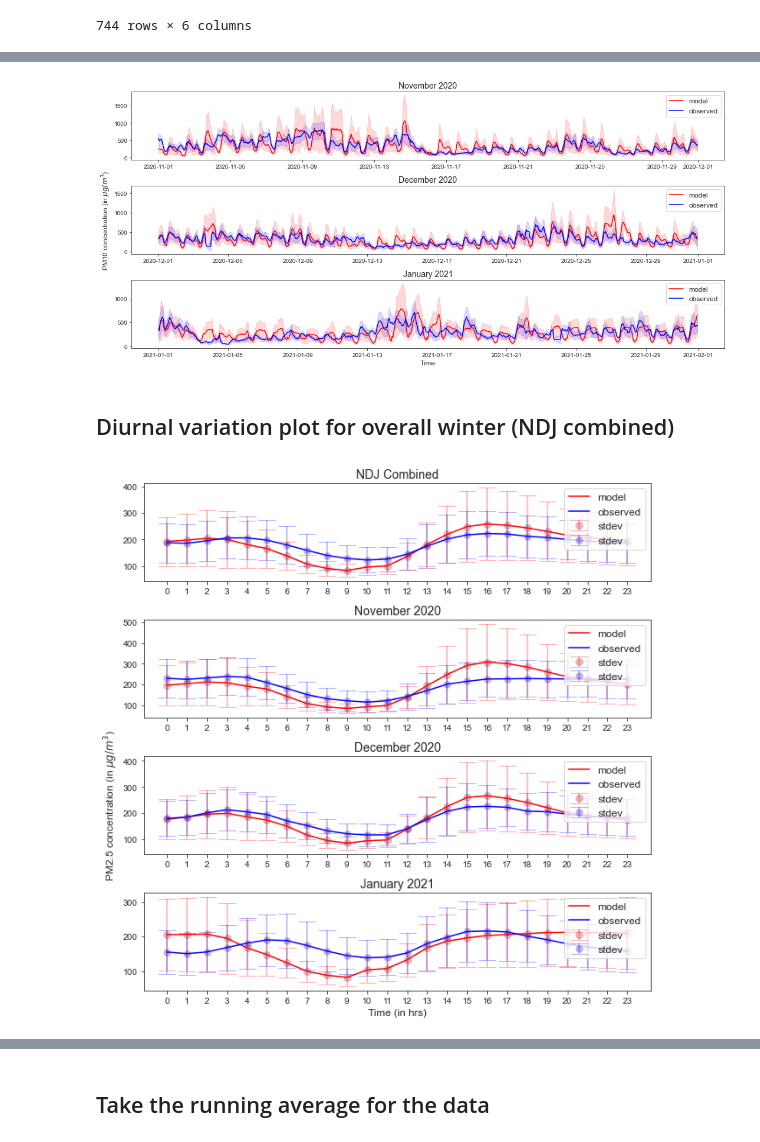
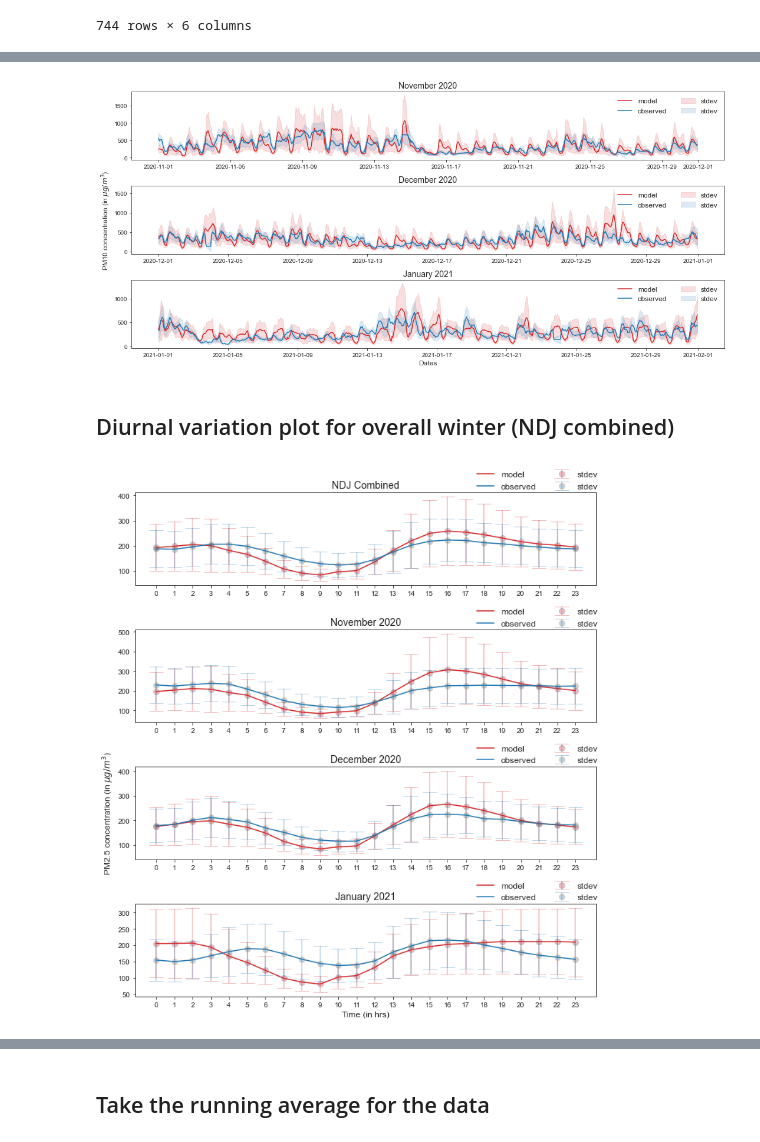
Before and after one commit to adisen99/srfp, a Jupyter notebook: delhi/aqi_delhi.ipynb, the cells around one changed output, grey strips where cells are left out. Drawn from its saved outputs; the diff is of its cells as text; code cells hidden in the pictures.

Commit message:
added ccmplot and wd_pm_images, changed plots

```diff
--- a/delhi/aqi_delhi.ipynb
+++ b/delhi/aqi_delhi.ipynb
@@ -268,78 +268,78 @@ plt.savefig('./images/pm25ts_err.pdf', dpi=300)
 
 fig = plt.figure(figsize=(15,7))
 plt.subplot(311)
-sns.lineplot(data = dfmod_nov, x='datetime', y='mod_PM10', err_style='band', label='model', color='red').set(xlabel=None, ylabel=None)
-# plt.errorbar(dfmod_nov.index, dfmod_nov['mod_PM10'], yerr=dfmod_nov['mod_PM10_stdev '], alpha=0.15, ecolor='blue', fmt='o', mfc='blue', markersize=8, capsize=10)
-plt.fill_between(dfmod_nov.index, dfmod_nov['mod_PM10'] + dfmod_nov['mod_PM10_stdev '], dfmod_nov['mod_PM10'] - dfmod_nov['mod_PM10_stdev '], alpha=0.15, color='red')
-sns.lineplot(data = dfobs_nov, x='datetime', y='obs_PM10', err_style='band', label='observed', color='blue').set(xlabel=None, ylabel=None)
+sns.lineplot(data = dfmod_nov, x='datetime', y='mod_PM10', err_style='band', label='model', color='tab:red').set(xlabel=None, ylabel=None)
+# plt.errorbar(dfmod_nov.index, dfmod_nov['mod_PM10'], yerr=dfmod_nov['mod_PM10_stdev '], alpha=0.15, ecolor='tab:blue', fmt='o', mfc='tab:blue', markersize=8, capsize=10)
+plt.fill_between(dfmod_nov.index, dfmod_nov['mod_PM10'] + dfmod_nov['mod_PM10_stdev '], dfmod_nov['mod_PM10'] - dfmod_nov['mod_PM10_stdev '], alpha=0.15, color='tab:red', label='stdev')
+sns.lineplot(data = dfobs_nov, x='datetime', y='obs_PM10', err_style='band', label='observed', color='tab:blue').set(xlabel=None, ylabel=None)
 # plt.errorbar(dfobs_nov.index, dfobs_nov['obs_PM10'], yerr=dfobs_nov['obs_PM10_stdev '], alpha=0.15, ecolor='green', fmt='o', mfc='green', markersize=8, capsize=10)
-plt.fill_between(dfobs_nov.index, dfobs_nov['obs_PM10'] + dfobs_nov['obs_PM10_stdev '], dfobs_nov['obs_PM10'] - dfobs_nov['obs_PM10_stdev '], alpha=0.15, color='blue')
+plt.fill_between(dfobs_nov.index, dfobs_nov['obs_PM10'] + dfobs_nov['obs_PM10_stdev '], dfobs_nov['obs_PM10'] - dfobs_nov['obs_PM10_stdev '], alpha=0.15, color='tab:blue', label='stdev')
 # plt.ylabel('PM10 concentration (in $\mu g/m^3$)', fontsize=12)
 # plt.xlabel('Time', fontsize=12)
-plt.legend(loc=1, prop={'size': 12})
+plt.legend(ncol = 2, frameon=False, loc='upper right', prop={'size': 12})
 plt.title('November 2020', fontsize=14)
 
 plt.subplot(312)
-sns.lineplot(data = dfmod_dec, x='datetime', y='mod_PM10', err_style='band', label='model', color='red').set(xlabel=None, ylabel=None)
-# plt.errorbar(dfmod_nov.index, dfmod_nov['mod_PM10'], yerr=dfmod_nov['mod_PM10_stdev '], alpha=0.15, ecolor='blue', fmt='o', mfc='blue', markersize=8, capsize=10)
-plt.fill_between(dfmod_dec.index, dfmod_dec['mod_PM10'] + dfmod_dec['mod_PM10_stdev '], dfmod_dec['mod_PM10'] - dfmod_dec['mod_PM10_stdev '], alpha=0.15, color='red')
-sns.lineplot(data = dfobs_dec, x='datetime', y='obs_PM10', err_style='band', label='observed', color='blue').set(xlabel=None, ylabel=None)
+sns.lineplot(data = dfmod_dec, x='datetime', y='mod_PM10', err_style='band', label='model', color='tab:red').set(xlabel=None, ylabel=None)
+# plt.errorbar(dfmod_nov.index, dfmod_nov['mod_PM10'], yerr=dfmod_nov['mod_PM10_stdev '], alpha=0.15, ecolor='tab:blue', fmt='o', mfc='tab:blue', markersize=8, capsize=10)
+plt.fill_between(dfmod_dec.index, dfmod_dec['mod_PM10'] + dfmod_dec['mod_PM10_stdev '], dfmod_dec['mod_PM10'] - dfmod_dec['mod_PM10_stdev '], alpha=0.15, color='tab:red', label='stdev')
+sns.lineplot(data = dfobs_dec, x='datetime', y='obs_PM10', err_style='band', label='observed', color='tab:blue').set(xlabel=None, ylabel=None)
 # plt.errorbar(dfobs_nov.index, dfobs_nov['obs_PM10'], yerr=dfobs_nov['obs_PM10_stdev '], alpha=0.15, ecolor='green', fmt='o', mfc='green', markersize=8, capsize=10)
-plt.fill_between(dfobs_dec.index, dfobs_dec['obs_PM10'] + dfobs_dec['obs_PM10_stdev '], dfobs_dec['obs_PM10'] - dfobs_dec['obs_PM10_stdev '], alpha=0.15, color='blue')
+plt.fill_between(dfobs_dec.index, dfobs_dec['obs_PM10'] + dfobs_dec['obs_PM10_stdev '], dfobs_dec['obs_PM10'] - dfobs_dec['obs_PM10_stdev '], alpha=0.15, color='tab:blue', label='stdev')
 plt.ylabel('PM10 concentration (in $\mu g/m^3$)', fontsize=12)
 # plt.xlabel('Time', fontsize=12)
-plt.legend(loc=1, prop={'size': 12})
+plt.legend(ncol = 2, frameon=False, loc='upper right', prop={'size': 12})
 plt.title('December 2020', fontsize=14)
 
 plt.subplot(313)
-sns.lineplot(data = dfmod_jan, x='datetime', y='mod_PM10', err_style='band', label='model', color='red').set(xlabel=None, ylabel=None)
-# plt.errorbar(dfmod_nov.index, dfmod_nov['mod_PM10'], yerr=dfmod_nov['mod_PM10_stdev '], alpha=0.15, ecolor='blue', fmt='o', mfc='blue', markersize=8, capsize=10)
-plt.fill_between(dfmod_jan.index, dfmod_jan['mod_PM10'] + dfmod_jan['mod_PM10_stdev '], dfmod_jan['mod_PM10'] - dfmod_jan['mod_PM10_stdev '], alpha=0.15, color='red')
-sns.lineplot(data = dfobs_jan, x='datetime', y='obs_PM10', err_style='band', label='observed', color='blue').set(xlabel=None, ylabel=None)
+sns.lineplot(data = dfmod_jan, x='datetime', y='mod_PM10', err_style='band', label='model', color='tab:red').set(xlabel=None, ylabel=None)
+# plt.errorbar(dfmod_nov.index, dfmod_nov['mod_PM10'], yerr=dfmod_nov['mod_PM10_stdev '], alpha=0.15, ecolor='tab:blue', fmt='o', mfc='tab:blue', markersize=8, capsize=10)
+plt.fill_between(dfmod_jan.index, dfmod_jan['mod_PM10'] + dfmod_jan['mod_PM10_stdev '], dfmod_jan['mod_PM10'] - dfmod_jan['mod_PM10_stdev '], alpha=0.15, color='tab:red', label='stdev')
+sns.lineplot(data = dfobs_jan, x='datetime', y='obs_PM10', err_style='band', label='observed', color='tab:blue').set(xlabel=None, ylabel=None)
 # plt.errorbar(dfobs_nov.index, dfobs_nov['obs_PM10'], yerr=dfobs_nov['obs_PM10_stdev '], alpha=0.15, ecolor='green', fmt='o', mfc='green', markersize=8, capsize=10)
-plt.fill_between(dfobs_jan.index, dfobs_jan['obs_PM10'] + dfobs_jan['obs_PM10_stdev '], dfobs_jan['obs_PM10'] - dfobs_jan['obs_PM10_stdev '], alpha=0.15, color='blue')
+plt.fill_between(dfobs_jan.index, dfobs_jan['obs_PM10'] + dfobs_jan['obs_PM10_stdev '], dfobs_jan['obs_PM10'] - dfobs_jan['obs_PM10_stdev '], alpha=0.15, color='tab:blue', label='stdev')
 # plt.ylabel('PM10 concentration (in $\mu g/m^3$)', fontsize=12)
-plt.xlabel('Time', fontsize=12)
-plt.legend(loc=1, prop={'size': 12})
+plt.xlabel('Dates', fontsize=12)
+plt.legend(ncol = 2, frameon=False, loc='upper right', prop={'size': 12})
 plt.title('January 2021', fontsize=14)
 
 # fig.suptitle('PM10 concentration over Delhi', fontsize=24, y=0.99)
 fig.tight_layout()
 plt.savefig('./images/pm10ts_err.pdf', dpi=300)
 # %% [output]
-[figure, old version]
+[figure, new version]
 # %% [markdown]
 ## Diurnal variation plot for overall winter (NDJ combined)
 # %%
-fig = plt.figure(figsize=(9,9))
+fig = plt.figure(figsize=(10,11))
 
 plt.subplot(411)
 dplot.plot(dfmod, dfobs, 'mod_PM2.5', 'obs_PM2.5', mod_stdev='mod_PM2.5_stdev', obs_stdev='obs_PM2.5_stdev')
 # plt.ylabel('PM2.5 concentration', fontsize=12)
 # plt.xlabel('Time (in hrs)', fontsize=14)
 plt.title('NDJ Combined', fontsize=14)
 
 plt.subplot(412)
 dplot.plot(dfmod_nov, dfobs_nov, 'mod_PM2.5', 'obs_PM2.5', mod_stdev='mod_PM2.5_stdev', obs_stdev='obs_PM2.5_stdev')
 # plt.ylabel('PM2.5 concentration', fontsize=12)
 # plt.xlabel('Time (in hrs)', fontsize=14)
 plt.title('November 2020', fontsize=14)
 
 plt.subplot(413)
 dplot.plot(dfmod_dec, dfobs_dec, 'mod_PM2.5', 'obs_PM2.5', mod_stdev='mod_PM2.5_stdev', obs_stdev='obs_PM2.5_stdev')
 plt.ylabel('PM2.5 concentration (in $\mu g/m^3$)', fontsize=12)
 # plt.xlabel('Time (in hrs)', fontsize=14)
 plt.title('December 2020', fontsize=14)
 
 plt.subplot(414)
 dplot.plot(dfmod_jan, dfobs_jan, 'mod_PM2.5', 'obs_PM2.5', mod_stdev='mod_PM2.5_stdev', obs_stdev='obs_PM2.5_stdev')
 # plt.ylabel('PM2.5 concentration', fontsize=12)
 plt.xlabel('Time (in hrs)', fontsize=12)
 plt.title('January 2021', fontsize=14)
 
 # fig.suptitle('PM2.5 concentration (in $\mu g/m^3$) over Delhi', fontsize=24, y=0.99)
 fig.tight_layout()
-plt.savefig('./images/diurnal_pm25.png', dpi=300)
+plt.savefig('./images/diurnal_pm25.pdf', dpi=300)
 # %% [output]
-[figure, old version]
+[figure, new version]
 # %%
```
Also changed, not shown: parts of 8 cells of this notebook, 8 other files.
